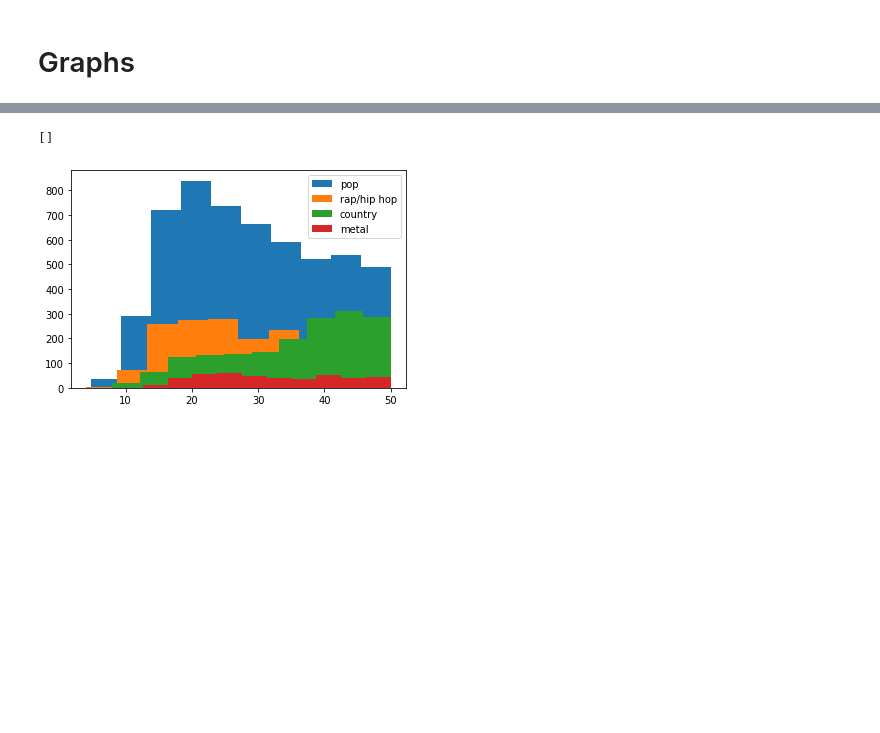
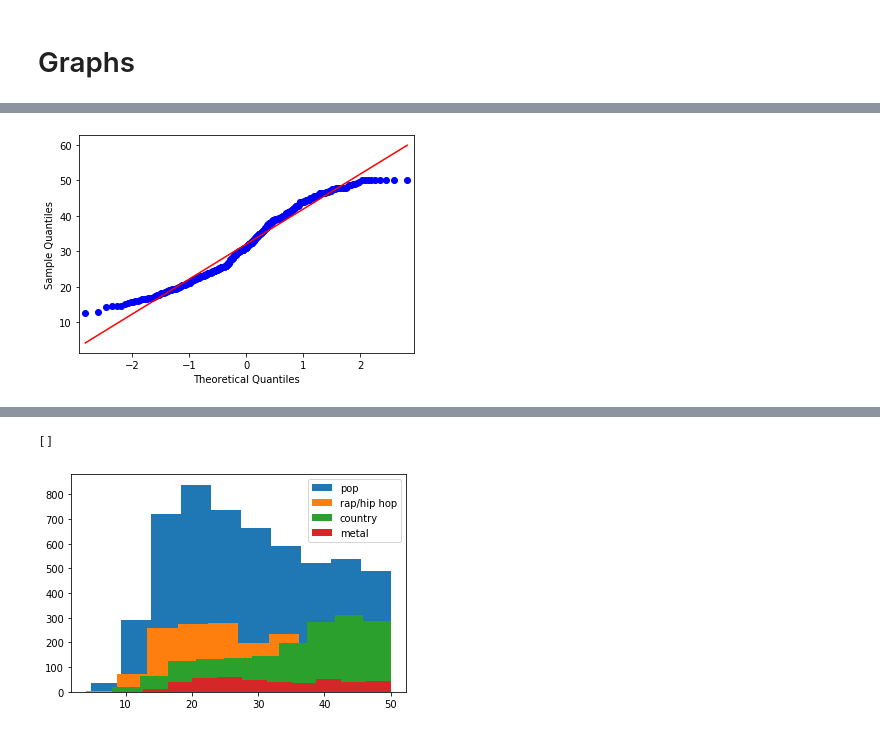
Before and after one commit to ssmcnatt/experimental-design-cap01, a Jupyter notebook: experimental-analysis.ipynb, the cells around one changed output, grey strips where cells are left out. Saved outputs shown, nothing was run; the diff lists cells and outputs as text; code cells hidden in the pictures; blank space fills up the shorter version.

```diff
--- a/experimental-analysis.ipynb
+++ b/experimental-analysis.ipynb
@@ -313,0 +326,5 @@ sns.boxplot("genre_label", "week_pos", data=top_songs)
+# %%
+qqplot(metal["week_pos"], line="s")
+plt.show()
+# %% [output]
+[figure, added]
```
Also changed, not shown: parts of 44 cells of this notebook.
